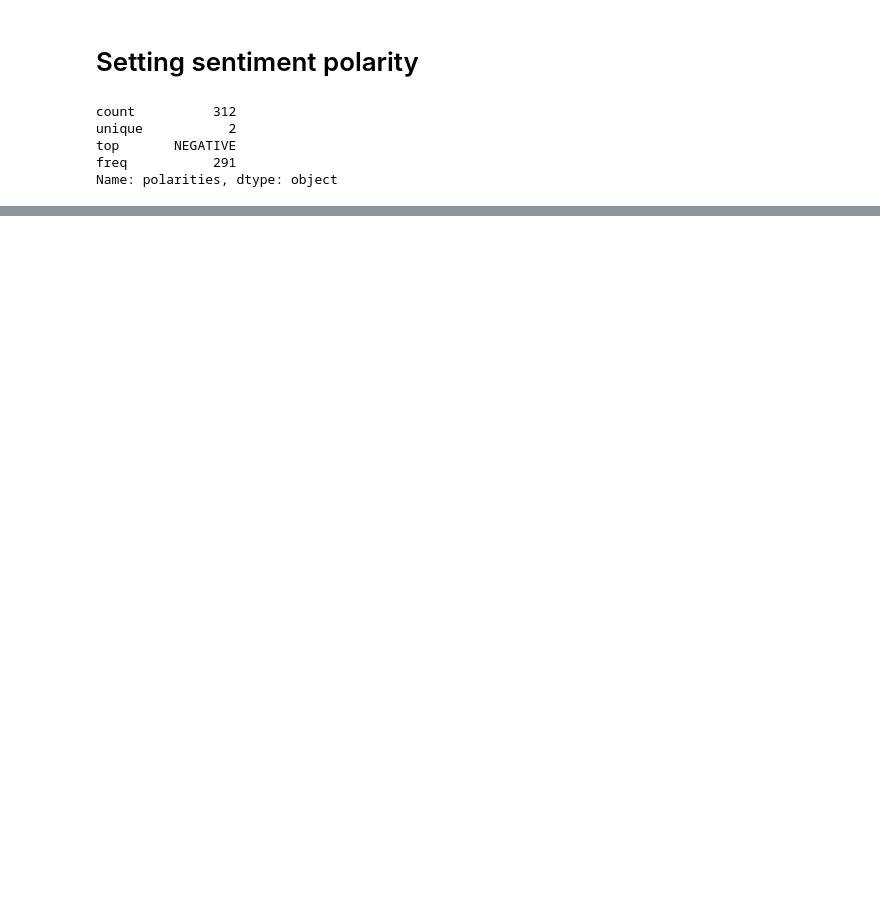
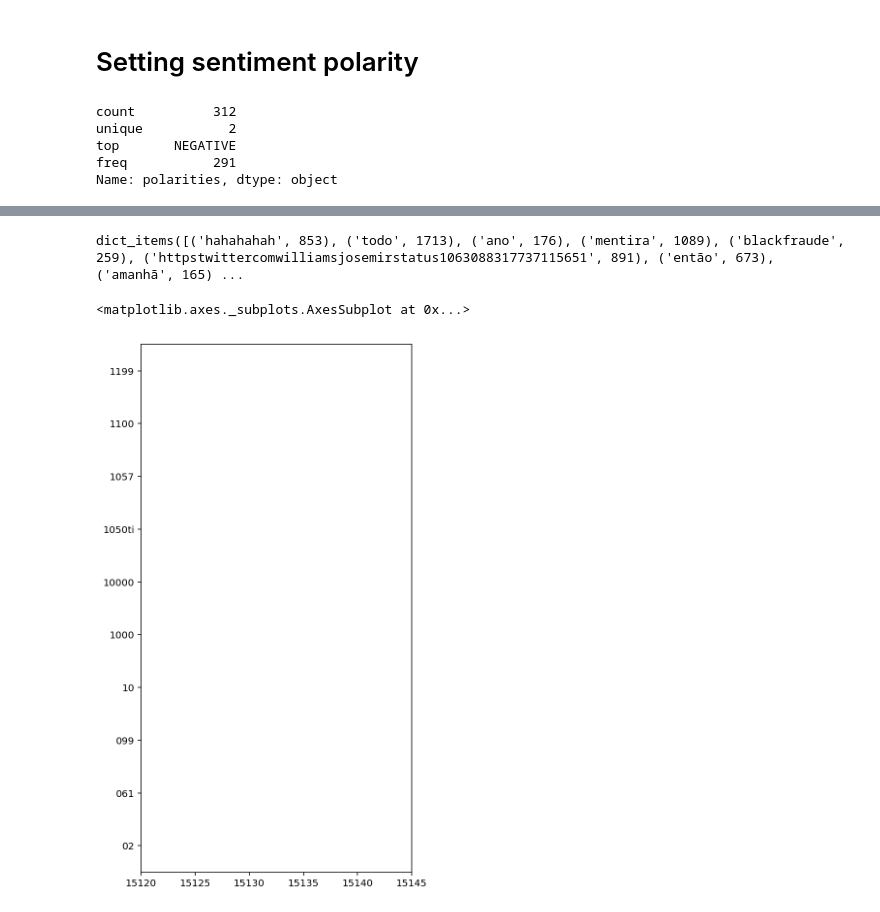
Before and after one commit to lmedson/ECT2702, a Jupyter notebook: twitter_nlp/nlp_twitter.ipynb, the cells around one changed output, grey strips where cells are left out. Cells and saved outputs as stored; diff of their text form; code cells hidden in the pictures; blank space fills up the shorter version.

```diff
--- a/twitter_nlp/nlp_twitter.ipynb
+++ b/twitter_nlp/nlp_twitter.ipynb
@@ -101,0 +126,5 @@ Name: polarities, dtype: object
+# %%
+# extracting the stopwords from nltk library
+sw = stopwords.words('portuguese')
+# displaying the stopwords
+np.array(sw)
@@ -101,0 +153,10 @@ Name: polarities, dtype: object
+# %%
+def stopwords(text):
+    '''a function for removing the stopword'''
+    # removing the stop words and lowercasing the selected words
+    text = [word.lower() for word in text.split() if word.lower() not in sw]
+    # joining the list of words with space separator
+    return " ".join(text)
+# %%
+df['text'] = df['text'].apply(stopwords)
+df.head(10)
@@ -101,0 +175,27 @@ Name: polarities, dtype: object
+# %%
+# create a count vectorizer object
+count_vectorizer = CountVectorizer()
+# fit the count vectorizer using the text data
+count_vectorizer.fit(df['text'])
+# collect used words and vectorizer
+dictionary = count_vectorizer.vocabulary_.items()
+dictionary
+# %% [output]
+dict_items([('hahahahah', 853), ('todo', 1713), ('ano', 176), ('mentira', 1089), ('blackfraude', 259), ('httpstwittercomwilliamsjosemirstatus1063088317737115651', 891), ('então', 673), ('amanhã', 165) ...
+# %%
+vocab = []
+count = []
+# count and add each vocab to list
+for key, value in dictionary:
+    vocab.append(key)
+    count.append(value)
+# store the count in panadas dataframe with vocab as index
+vocab_after = pd.Series(count, index=vocab)
+# sort the dataframe
+vocab_after = vocab_after.sort_values(ascending=True)
+# plot of the top vocab
+top_vacab = vocab_after.head(10)
+top_vacab.plot(kind = 'barh', figsize=(5,10), xlim= (15120, 15145))
+# %% [output]
+<matplotlib.axes._subplots.AxesSubplot at 0x...>
+[figure, added]
```
Also changed, not shown: parts of 18 cells of this notebook.
